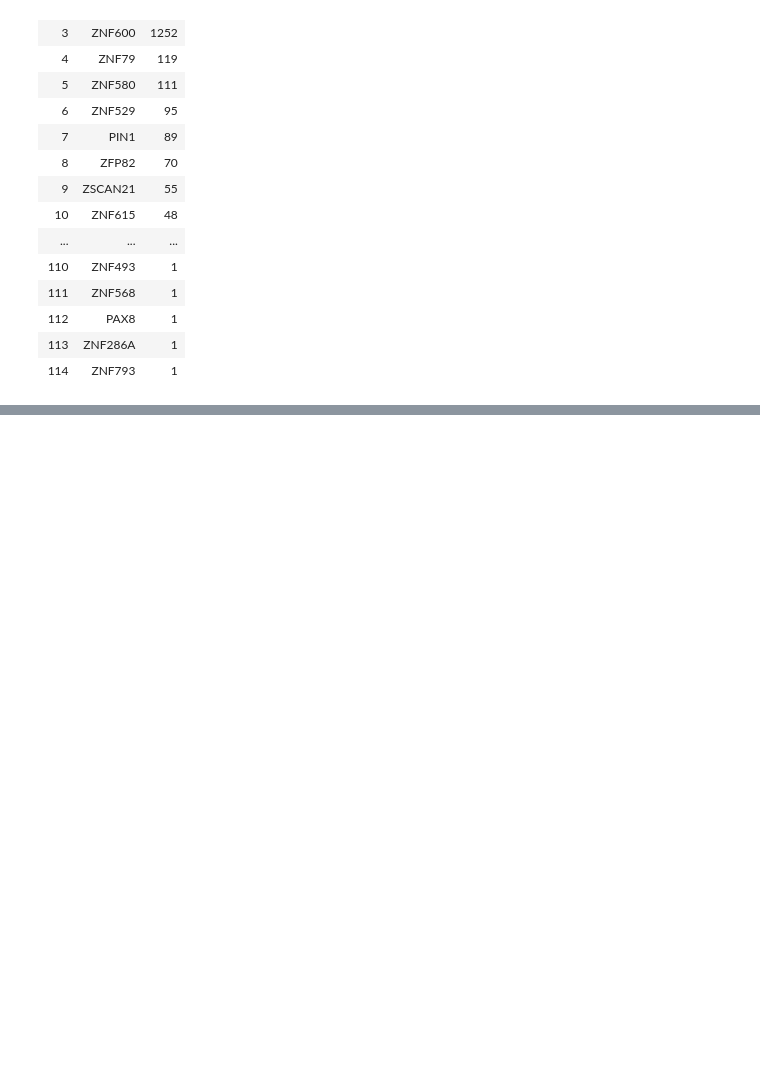
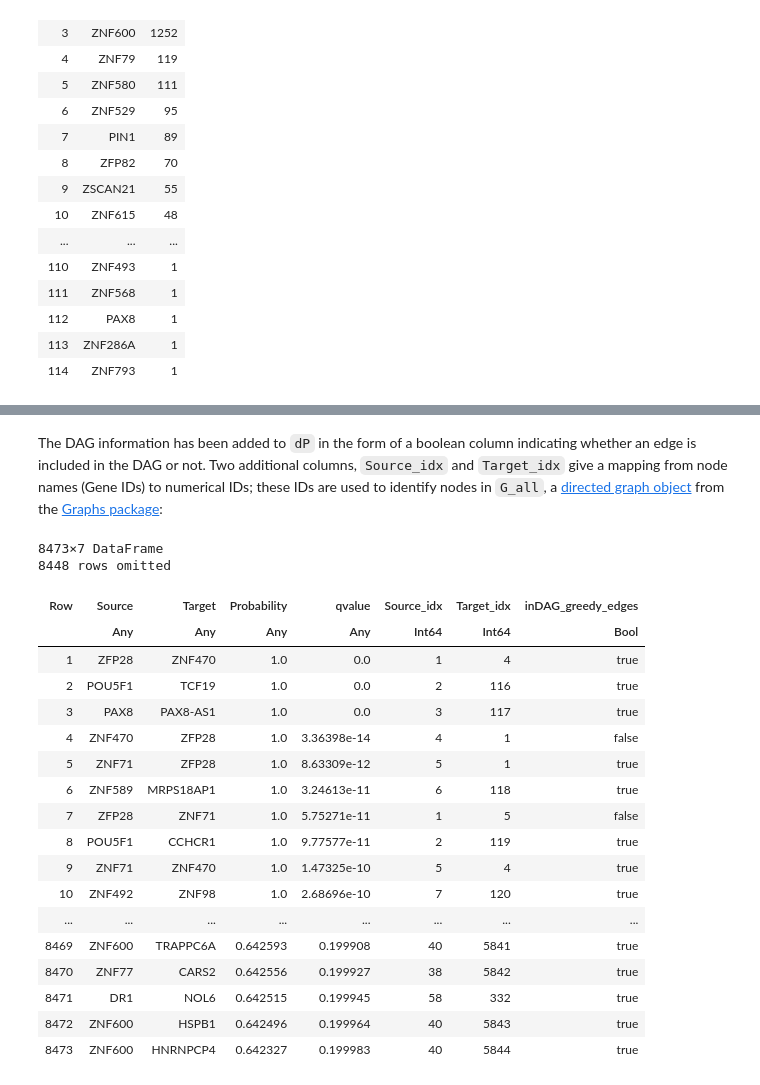
Before and after one commit to tmichoel/causal-inference-short-course, a Jupyter notebook: notebooks/3_grn_reconstruction.ipynb, the cells around one changed output, grey strips where cells are left out. Saved outputs shown, nothing was run; the diff lists cells and outputs as text; code cells hidden in the pictures; blank space fills up the shorter version.

```diff
--- a/notebooks/3_grn_reconstruction.ipynb
+++ b/notebooks/3_grn_reconstruction.ipynb
@@ -109,2 +111,2 @@ cdf = sort!(combine(gdf, nrow),:nrow, rev=true)
 # %%
-dP_miRNA_miRNA = findr(dm, dgm, dpm; FDR=0.2);
+dP_miRNA_miRNA = DataFrame(:Source => [], :Target => [], :Probability => [], :qvalue => []);
@@ -114,0 +127,2 @@ dP_TF_miRNA = findr(dm, dt, dgt, dpt; namesX=TFs.GENE_ID, FDR=0.2);
+# %%
+dP_miRNA_mRNA = DataFrame(:Source => [], :Target => [], :Probability => [], :qvalue => []);
@@ -114,0 +131,2 @@ dP_TF_miRNA = findr(dm, dt, dgt, dpt; namesX=TFs.GENE_ID, FDR=0.2);
+# %%
+dP = sort!(vcat(dP_TF_mRNA, dP_miRNA_miRNA, dP_TF_miRNA, dP_miRNA_mRNA), :Probability, rev=true);
@@ -114,0 +139,25 @@ dP_TF_miRNA = findr(dm, dt, dgt, dpt; namesX=TFs.GENE_ID, FDR=0.2);
+# %% [markdown]
+The DAG information has been added to `dP` in the form of a boolean column indicating whether an edge is included in the DAG or not. Two additional columns, `Source_idx` and `Target_idx` give a mapping from node names (Gene IDs) to numerical IDs; these IDs are used to identify nodes in `G_all`, a [directed graph object](https://juliagraphs.org/Graphs.jl/dev/core_functions/simplegraphs/#Graphs.SimpleGraphs.SimpleDiGraph)  from the [Graphs package](https://juliagraphs.org/Graphs.jl/dev/):
+# %%
+dP
+# %% [output]
+8473×7 DataFrame
+8448 rows omitted
+| Row | Source | Target | Probability | qvalue | Source_idx | Target_idx | inDAG_greedy_edges |
+|  | Any | Any | Any | Any | Int64 | Int64 | Bool |
+| 1 | ZFP28 | ZNF470 | 1.0 | 0.0 | 1 | 4 | true |
+| 2 | POU5F1 | TCF19 | 1.0 | 0.0 | 2 | 116 | true |
+| 3 | PAX8 | PAX8-AS1 | 1.0 | 0.0 | 3 | 117 | true |
+| 4 | ZNF470 | ZFP28 | 1.0 | 3.36398e-14 | 4 | 1 | false |
+| 5 | ZNF71 | ZFP28 | 1.0 | 8.63309e-12 | 5 | 1 | true |
+| 6 | ZNF589 | MRPS18AP1 | 1.0 | 3.24613e-11 | 6 | 118 | true |
+| 7 | ZFP28 | ZNF71 | 1.0 | 5.75271e-11 | 1 | 5 | false |
+| 8 | POU5F1 | CCHCR1 | 1.0 | 9.77577e-11 | 2 | 119 | true |
+| 9 | ZNF71 | ZNF470 | 1.0 | 1.47325e-10 | 5 | 4 | true |
+| 10 | ZNF492 | ZNF98 | 1.0 | 2.68696e-10 | 7 | 120 | true |
+| ... | ... | ... | ... | ... | ... | ... | ... |
+| 8469 | ZNF600 | TRAPPC6A | 0.642593 | 0.199908 | 40 | 5841 | true |
+| 8470 | ZNF77 | CARS2 | 0.642556 | 0.199927 | 38 | 5842 | true |
+| 8471 | DR1 | NOL6 | 0.642515 | 0.199945 | 58 | 332 | true |
+| 8472 | ZNF600 | HSPB1 | 0.642496 | 0.199964 | 40 | 5843 | true |
+| 8473 | ZNF600 | HNRNPCP4 | 0.642327 | 0.199983 | 40 | 5844 | true |
```
Also changed, not shown: parts of 12 cells of this notebook, 1 other file.
